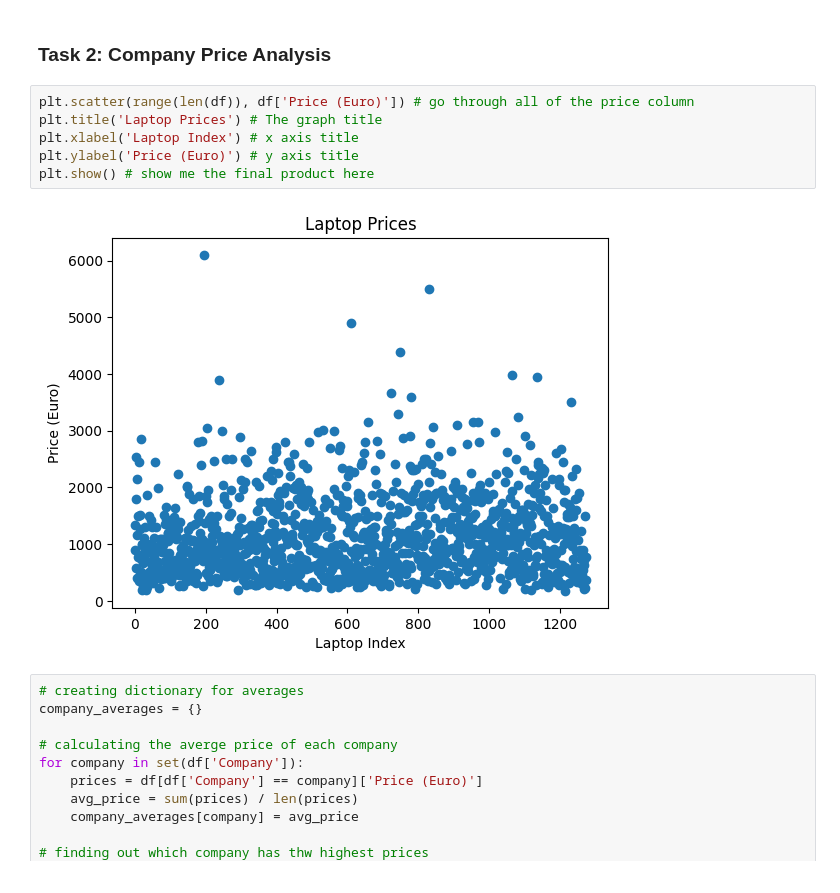
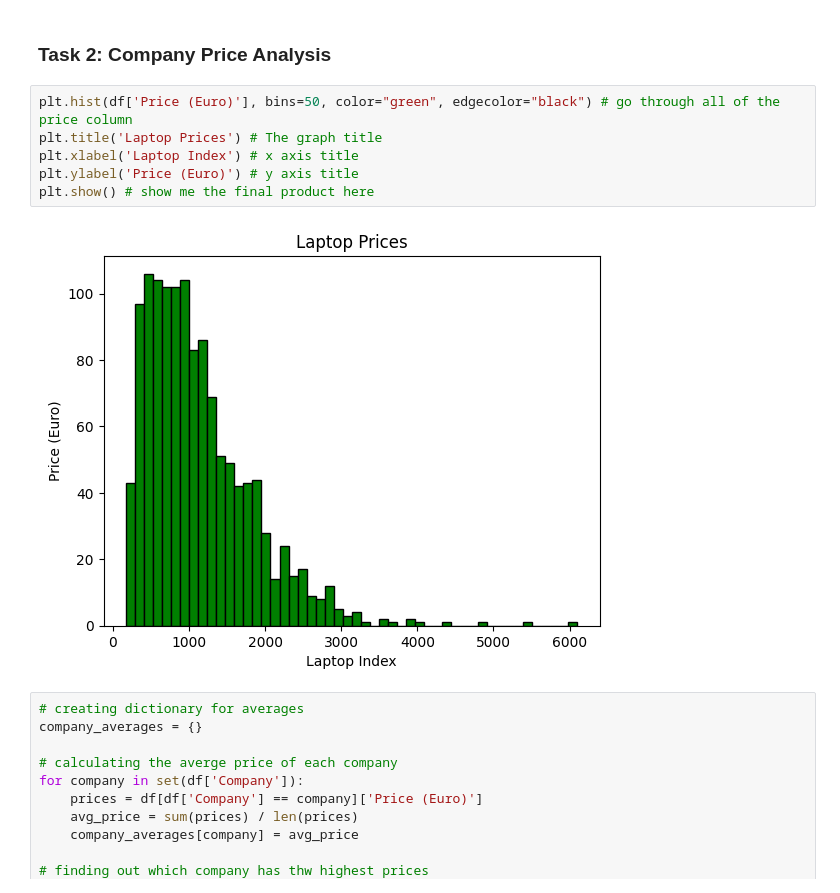
Before and after one commit to SagiHai/First_repository, a Jupyter notebook: miniproject1.ipynb, the cells around one changed output. Drawn from its saved outputs; the diff is of its cells as text.

```diff
--- a/miniproject1.ipynb
+++ b/miniproject1.ipynb
@@ -133,13 +133,13 @@ df = pd.read_csv('laptop_price - dataset.csv')
 # %% [markdown]
 ### Task 2: Company Price Analysis
 # %%
-plt.scatter(range(len(df)), df['Price (Euro)']) # go through all of the price column
+plt.hist(df['Price (Euro)'], bins=50, color="green", edgecolor="black") # go through all of the price column
 plt.title('Laptop Prices') # The graph title
 plt.xlabel('Laptop Index') # x axis title
 plt.ylabel('Price (Euro)') # y axis title
 plt.show() # show me the final product here
 # %% [output]
-[figure, old version]
+[figure, new version]
 # %%
 # creating dictionary for averages
 company_averages = {}
```
Also changed, not shown: parts of 1 cell of this notebook.
